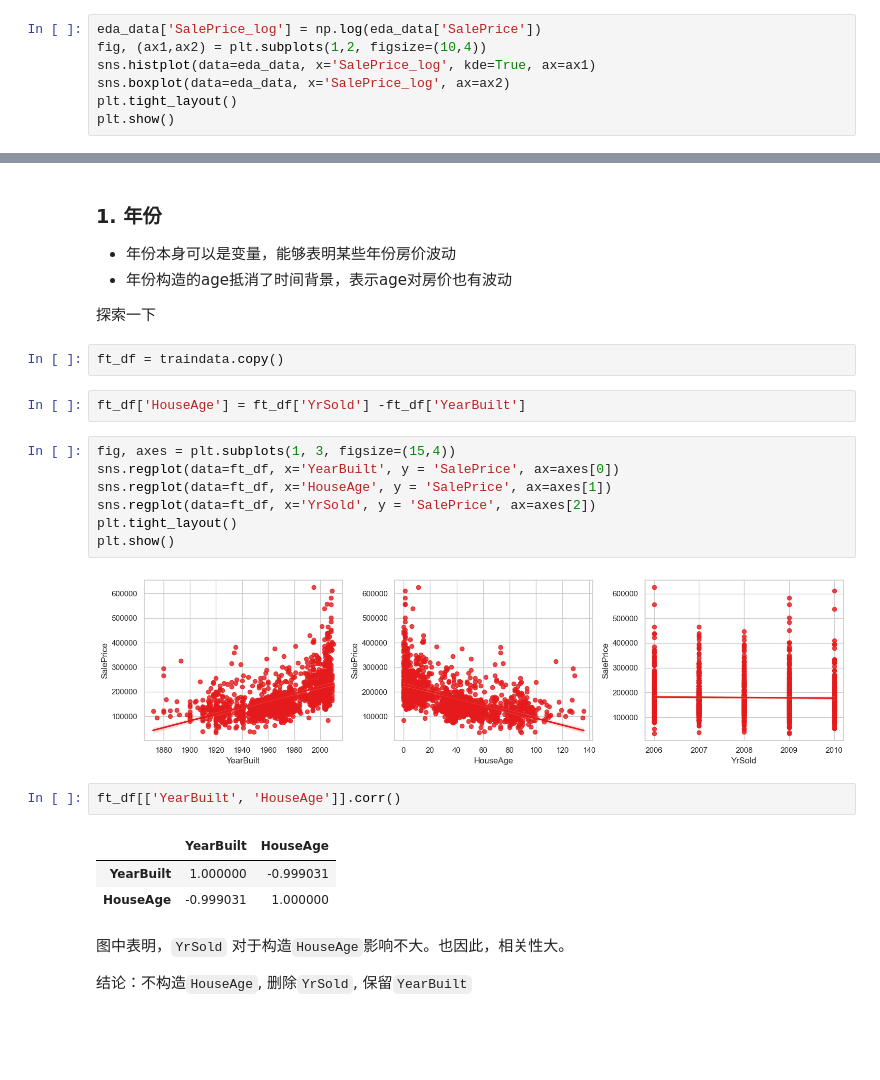
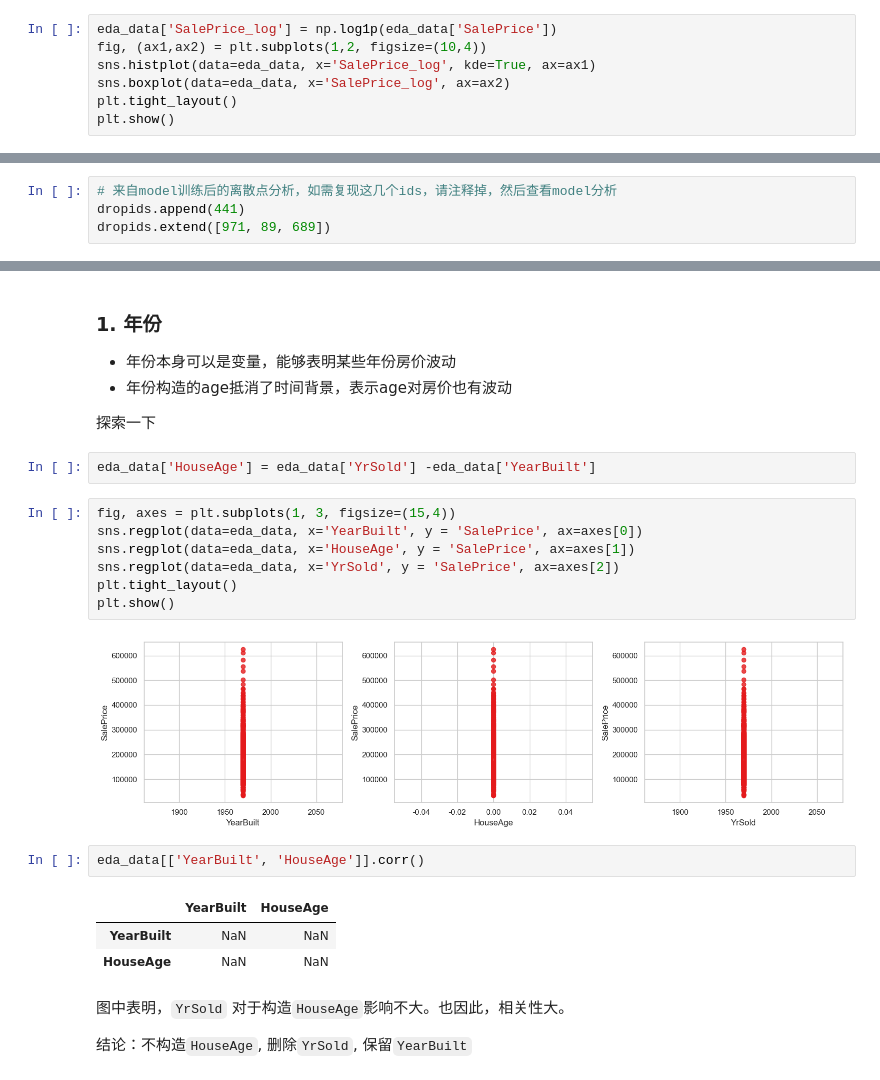
Before and after one commit to ddongzi/data-analysis, a Jupyter notebook: kaggle/House_Prices/main.ipynb, the cells around one changed output, grey strips where cells are left out. Saved outputs shown, nothing was run; the diff lists cells and outputs as text; blank space fills up the shorter version.

```diff
--- a/kaggle/House_Prices/main.ipynb
+++ b/kaggle/House_Prices/main.ipynb
@@ -556,7 +556,7 @@ imp_category_cols = [
 # %% [markdown]
 #### 目标异常
 # %%
-eda_data['SalePrice_log'] = np.log(eda_data['SalePrice'])
+eda_data['SalePrice_log'] = np.log1p(eda_data['SalePrice'])
 fig, (ax1,ax2) = plt.subplots(1,2, figsize=(10,4))
 sns.histplot(data=eda_data, x='SalePrice_log', kde=True, ax=ax1)
 sns.boxplot(data=eda_data, x='SalePrice_log', ax=ax2)
@@ -650,6 +650,10 @@ eda_data[(eda_data['LotShape'] == 'IR1') & (eda_data['SalePrice'] > 700000)]
 #### 剔除异常行
 # %%
 dropids = [524, 1299, 692, 1183,186]
+# %%
+# 来自model训练后的离散点分析，如需复现这几个ids，请注释掉，然后查看model分析
+dropids.append(441)
+dropids.extend([971, 89, 689])
 # %%
 eda_data = eda_data.drop(dropids, axis=0)
 traindata = traindata.drop(dropids, axis=0)
@@ -742,25 +747,23 @@ date数据类型可以转为pd.datetime
 - 年份构造的age抵消了时间背景，表示age对房价也有波动
 
 探索一下
-# %%
-ft_df = traindata.copy()
 # %%
-ft_df['HouseAge'] = ft_df['YrSold'] -ft_df['YearBuilt']
+eda_data['HouseAge'] = eda_data['YrSold'] -eda_data['YearBuilt']
 # %%
 fig, axes = plt.subplots(1, 3, figsize=(15,4))
-sns.regplot(data=ft_df, x='YearBuilt', y = 'SalePrice', ax=axes[0])
-sns.regplot(data=ft_df, x='HouseAge', y = 'SalePrice', ax=axes[1])
-sns.regplot(data=ft_df, x='YrSold', y = 'SalePrice', ax=axes[2])
+sns.regplot(data=eda_data, x='YearBuilt', y = 'SalePrice', ax=axes[0])
+sns.regplot(data=eda_data, x='HouseAge', y = 'SalePrice', ax=axes[1])
+sns.regplot(data=eda_data, x='YrSold', y = 'SalePrice', ax=axes[2])
 plt.tight_layout()
 plt.show()
 # %% [output]
-[figure, old version]
+[figure, new version]
 # %%
-ft_df[['YearBuilt', 'HouseAge']].corr()
+eda_data[['YearBuilt', 'HouseAge']].corr()
 # %% [output]
 |  | YearBuilt | HouseAge |
-| YearBuilt | 1.000000 | -0.999031 |
-| HouseAge | -0.999031 | 1.000000 |
+| YearBuilt | NaN | NaN |
+| HouseAge | NaN | NaN |
 # %% [markdown]
 图中表明，`YrSold` 对于构造`HouseAge`影响不大。也因此，相关性大。
 
```
Also changed, not shown: parts of 81 cells of this notebook.
